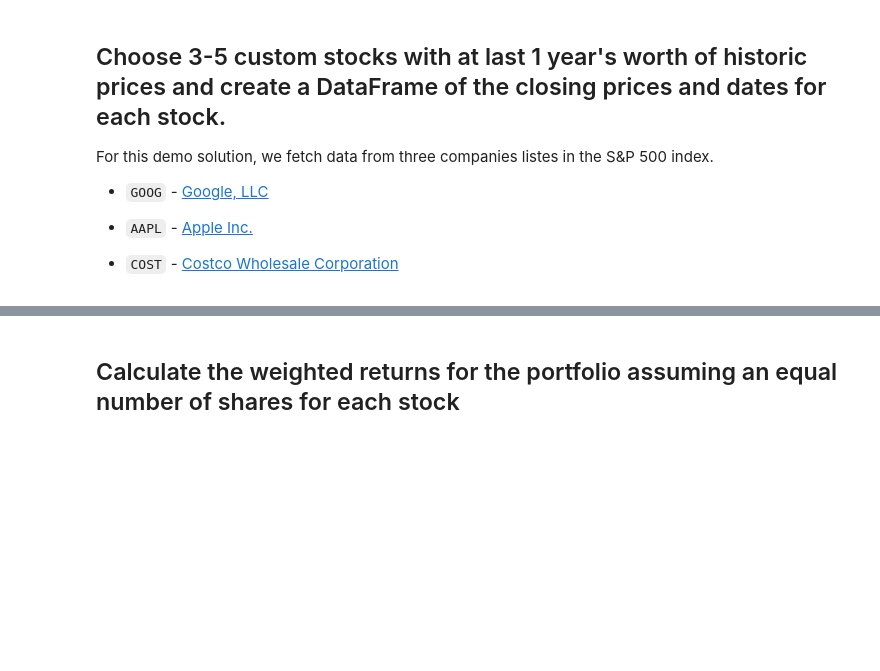
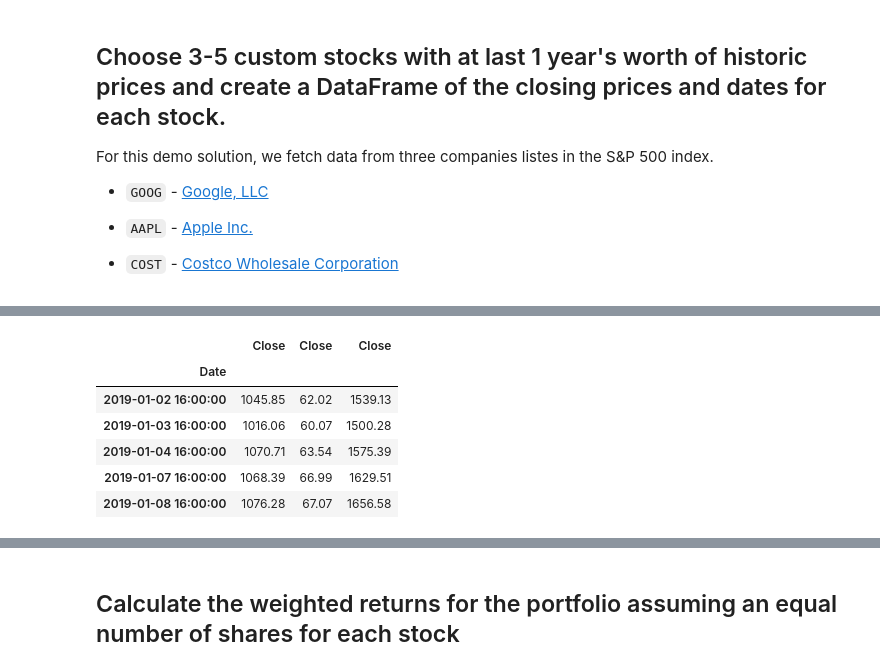
Before and after one commit to DanGodzich/algos_whales, a Jupyter notebook: whale_analysis.ipynb, the cells around one changed output, grey strips where cells are left out. Saved outputs shown, nothing was run; the diff lists cells and outputs as text; code cells hidden in the pictures; blank space fills up the shorter version.

```diff
--- a/whale_analysis.ipynb
+++ b/whale_analysis.ipynb
@@ -429,0 +424,5 @@ For this demo solution, we fetch data from three companies listes in the S&P 500
+# %%
+# Reading data from 1st stock
+google_path = Path("Resources/Google_data - Sheet1.csv")
+google_data = pd.read_csv(google_path,index_col="Date", infer_datetime_format=True, parse_dates=True)
+google_data.head()
@@ -429,0 +437,5 @@ For this demo solution, we fetch data from three companies listes in the S&P 500
+# %%
+# Reading data from 2nd stock
+tsla_path = Path("Resources/Tsla_data - Sheet1.csv")
+tsla_data = pd.read_csv(tsla_path,index_col="Date", infer_datetime_format=True, parse_dates=True)
+tsla_data.head()
@@ -429,0 +450,5 @@ For this demo solution, we fetch data from three companies listes in the S&P 500
+# %%
+# Reading data from 3rd stock
+amzn_path = Path("Resources/Amzn_data - Sheet1.csv")
+amzn_data = pd.read_csv(amzn_path,index_col="Date", infer_datetime_format=True, parse_dates=True)
+amzn_data.head()
@@ -430,4 +463,14 @@ For this demo solution, we fetch data from three companies listes in the S&P 500
 # %%
 # Combine all stocks in a single DataFrame
+combined_df= pd.concat([google_data, tsla_data, amzn_data], axis='columns', join='inner')
+combined_df.head()
+# %% [output]
+|  | Close | Close | Close |
+| Date |  |  |  |
+| 2019-01-02 16:00:00 | 1045.85 | 62.02 | 1539.13 |
+| 2019-01-03 16:00:00 | 1016.06 | 60.07 | 1500.28 |
+| 2019-01-04 16:00:00 | 1070.71 | 63.54 | 1575.39 |
+| 2019-01-07 16:00:00 | 1068.39 | 66.99 | 1629.51 |
+| 2019-01-08 16:00:00 | 1076.28 | 67.07 | 1656.58 |
 # %%
 # Reset Date index
```
Also changed, not shown: parts of 13 cells of this notebook, 3 other files.
